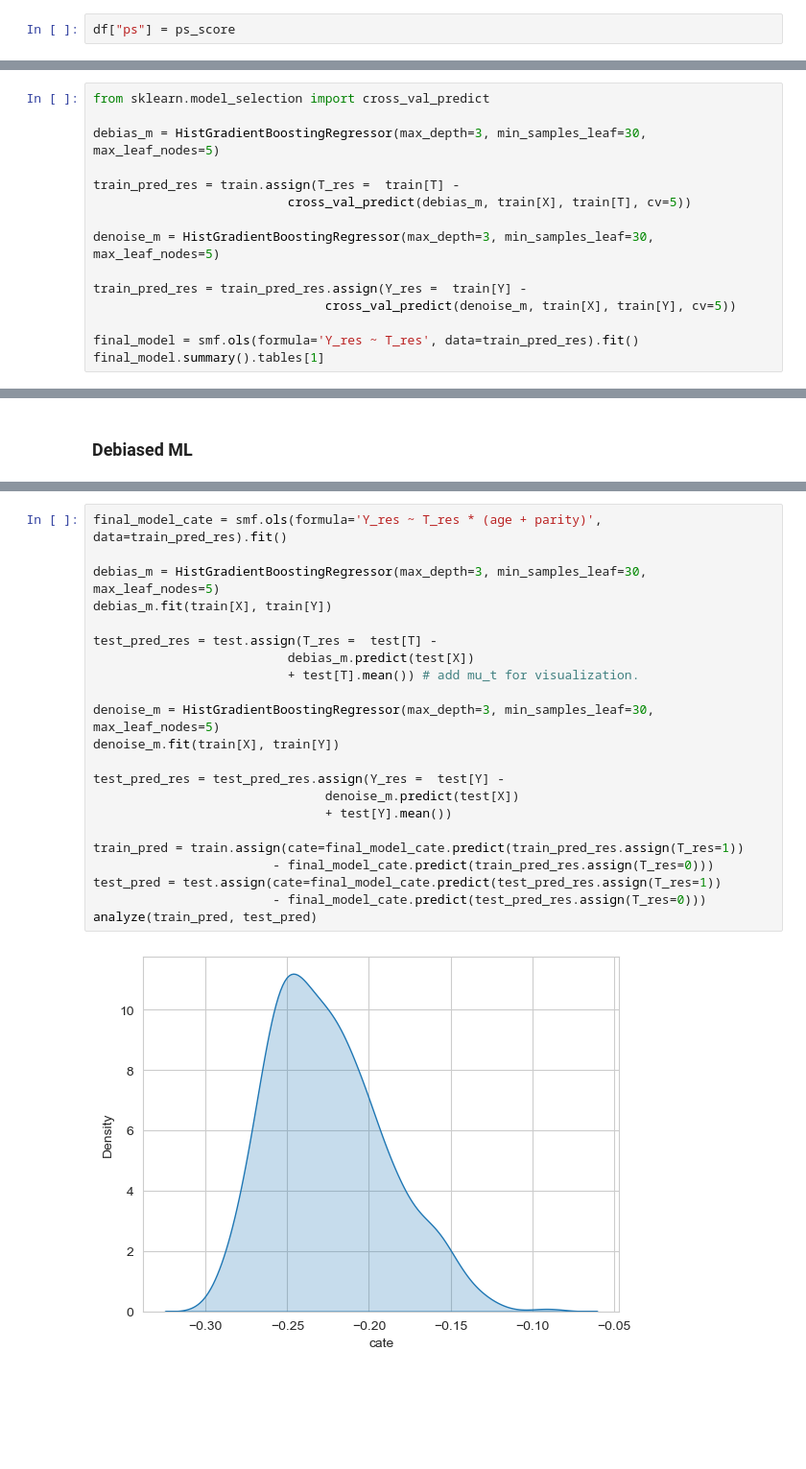
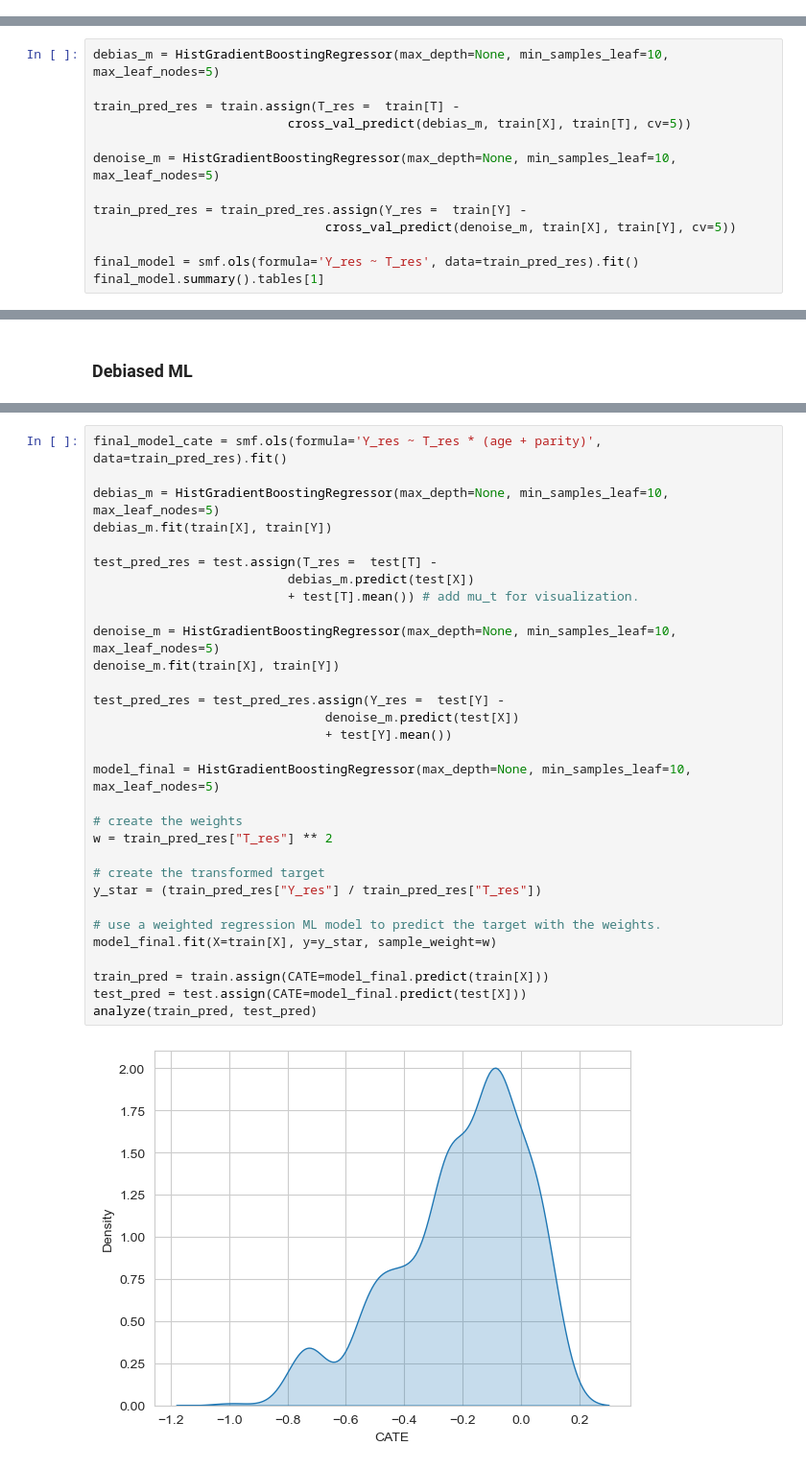
Before and after one commit to marcadella/causality_course, a Jupyter notebook: notebook.ipynb, the cells around one changed output, grey strips where cells are left out. Shown at 96% size. Drawn from its saved outputs; the diff is of its cells as text; blank space fills up the shorter version.

```diff
--- a/notebook.ipynb
+++ b/notebook.ipynb
@@ -166,3 +160 @@ There is very little disparity in the propensity scores, so there might not be m
-# %%
-df["ps"] = ps_score
 # %% [markdown]
@@ -209,12 +219,10 @@ print(train.shape, test.shape)
 # %%
-from sklearn.model_selection import cross_val_predict
-
-debias_m = HistGradientBoostingRegressor(max_depth=3, min_samples_leaf=30, max_leaf_nodes=5)
+debias_m = HistGradientBoostingRegressor(max_depth=None, min_samples_leaf=10, max_leaf_nodes=5)
 
 train_pred_res = train.assign(T_res =  train[T] -
                           cross_val_predict(debias_m, train[X], train[T], cv=5))
 
-denoise_m = HistGradientBoostingRegressor(max_depth=3, min_samples_leaf=30, max_leaf_nodes=5)
+denoise_m = HistGradientBoostingRegressor(max_depth=None, min_samples_leaf=10, max_leaf_nodes=5)
 
 train_pred_res = train_pred_res.assign(Y_res =  train[Y] -
                                cross_val_predict(denoise_m, train[X], train[Y], cv=5))
@@ -409,24 +499,33 @@ analyze(train_pred, test_pred)
 # %%
 final_model_cate = smf.ols(formula='Y_res ~ T_res * (age + parity)', data=train_pred_res).fit()
 
-debias_m = HistGradientBoostingRegressor(max_depth=3, min_samples_leaf=30, max_leaf_nodes=5)
+debias_m = HistGradientBoostingRegressor(max_depth=None, min_samples_leaf=10, max_leaf_nodes=5)
 debias_m.fit(train[X], train[Y])
 
 test_pred_res = test.assign(T_res =  test[T] -
                           debias_m.predict(test[X])
                           + test[T].mean()) # add mu_t for visualization.
 
-denoise_m = HistGradientBoostingRegressor(max_depth=3, min_samples_leaf=30, max_leaf_nodes=5)
+denoise_m = HistGradientBoostingRegressor(max_depth=None, min_samples_leaf=10, max_leaf_nodes=5)
 denoise_m.fit(train[X], train[Y])
 
 test_pred_res = test_pred_res.assign(Y_res =  test[Y] -
                                denoise_m.predict(test[X])
                                + test[Y].mean())
 
-train_pred = train.assign(cate=final_model_cate.predict(train_pred_res.assign(T_res=1))
-                        - final_model_cate.predict(train_pred_res.assign(T_res=0)))
-test_pred = test.assign(cate=final_model_cate.predict(test_pred_res.assign(T_res=1))
-                        - final_model_cate.predict(test_pred_res.assign(T_res=0)))
+model_final = HistGradientBoostingRegressor(max_depth=None, min_samples_leaf=10, max_leaf_nodes=5)
+
+# create the weights
+w = train_pred_res["T_res"] ** 2
+
+# create the transformed target
+y_star = (train_pred_res["Y_res"] / train_pred_res["T_res"])
+
+# use a weighted regression ML model to predict the target with the weights.
+model_final.fit(X=train[X], y=y_star, sample_weight=w)
+
+train_pred = train.assign(CATE=model_final.predict(train[X]))
+test_pred = test.assign(CATE=model_final.predict(test[X]))
 analyze(train_pred, test_pred)
 # %% [output]
-[figure, old version]
+[figure, new version]
```
Also changed, not shown: parts of 42 cells of this notebook.
